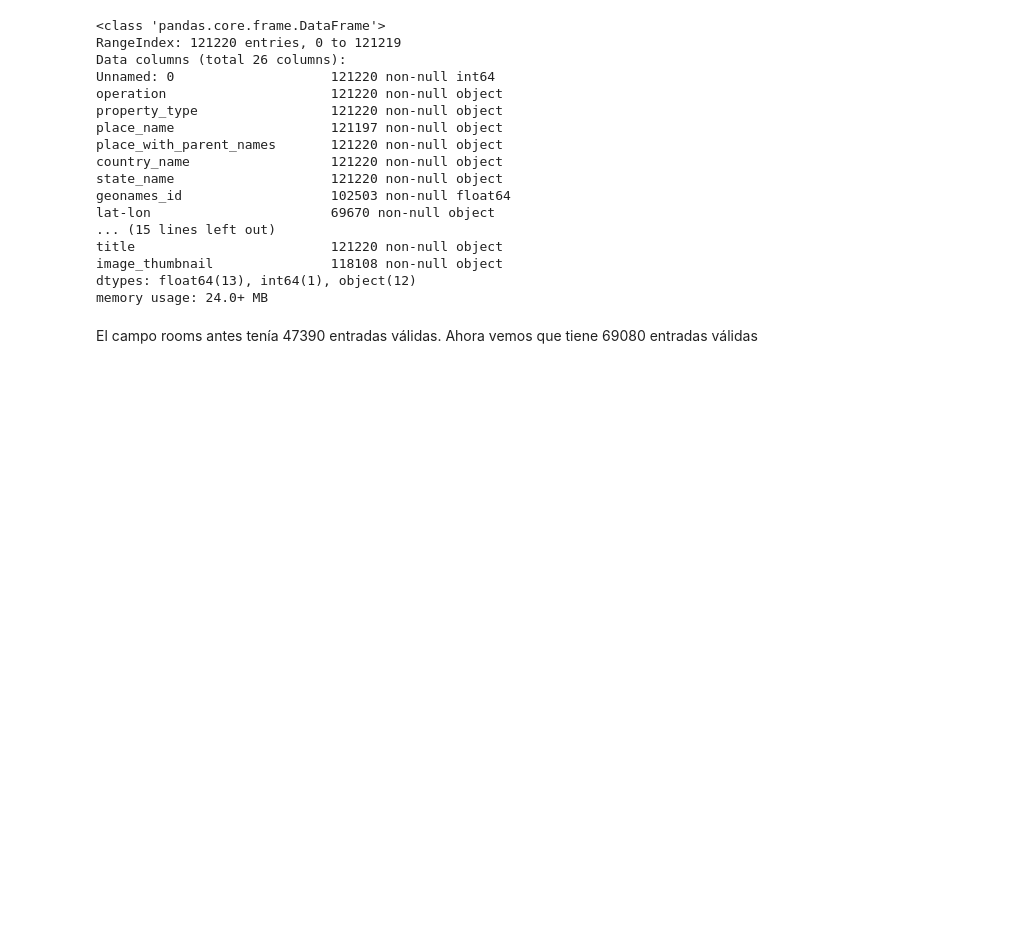
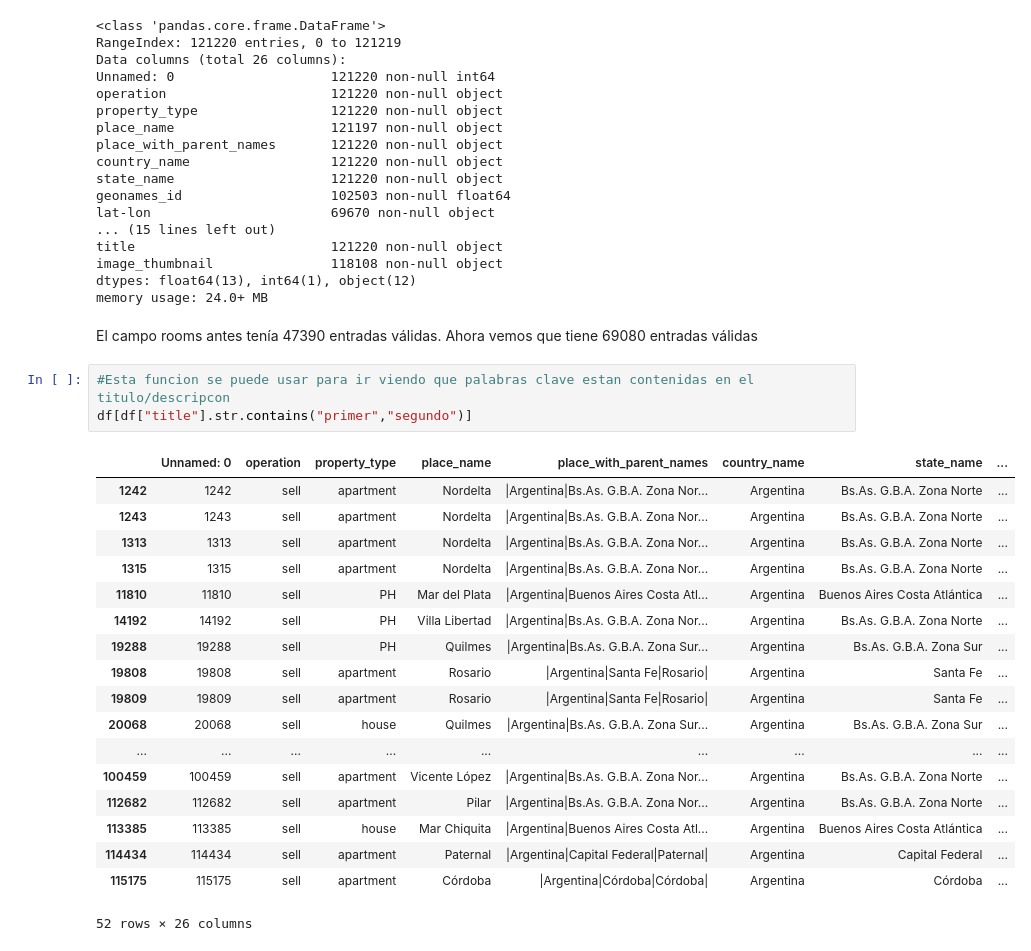
Before and after one commit to atognola/G8_DS_DH, a Jupyter notebook: Limpieza.ipynb, the cells around one changed output. Drawn from its saved outputs; the diff is of its cells as text; blank space fills up the shorter version.

```diff
--- a/Limpieza.ipynb
+++ b/Limpieza.ipynb
@@ -181,3 +242,25 @@ dtypes: float64(13), int64(1), object(12)
 memory usage: 24.0+ MB
 # %% [markdown]
 El campo rooms antes tenía 47390 entradas válidas. Ahora vemos que tiene 69080 entradas válidas
+# %%
+#Esta funcion se puede usar para ir viendo que palabras clave estan contenidas en el titulo/descripcon
+df[df["title"].str.contains("primer","segundo")]
+# %% [output]
+|  | Unnamed: 0 | operation | property_type | place_name | place_with_parent_names | country_name | state_name | ... |
+| 1242 | 1242 | sell | apartment | Nordelta | |Argentina|Bs.As. G.B.A. Zona Nor... | Argentina | Bs.As. G.B.A. Zona Norte | ... |
+| 1243 | 1243 | sell | apartment | Nordelta | |Argentina|Bs.As. G.B.A. Zona Nor... | Argentina | Bs.As. G.B.A. Zona Norte | ... |
+| 1313 | 1313 | sell | apartment | Nordelta | |Argentina|Bs.As. G.B.A. Zona Nor... | Argentina | Bs.As. G.B.A. Zona Norte | ... |
+| 1315 | 1315 | sell | apartment | Nordelta | |Argentina|Bs.As. G.B.A. Zona Nor... | Argentina | Bs.As. G.B.A. Zona Norte | ... |
+| 11810 | 11810 | sell | PH | Mar del Plata | |Argentina|Buenos Aires Costa Atl... | Argentina | Buenos Aires Costa Atlántica | ... |
+| 14192 | 14192 | sell | PH | Villa Libertad | |Argentina|Bs.As. G.B.A. Zona Nor... | Argentina | Bs.As. G.B.A. Zona Norte | ... |
+| 19288 | 19288 | sell | PH | Quilmes | |Argentina|Bs.As. G.B.A. Zona Sur... | Argentina | Bs.As. G.B.A. Zona Sur | ... |
+| 19808 | 19808 | sell | apartment | Rosario | |Argentina|Santa Fe|Rosario| | Argentina | Santa Fe | ... |
+| 19809 | 19809 | sell | apartment | Rosario | |Argentina|Santa Fe|Rosario| | Argentina | Santa Fe | ... |
+| 20068 | 20068 | sell | house | Quilmes | |Argentina|Bs.As. G.B.A. Zona Sur... | Argentina | Bs.As. G.B.A. Zona Sur | ... |
+| ... | ... | ... | ... | ... | ... | ... | ... | ... |
+| 100459 | 100459 | sell | apartment | Vicente López | |Argentina|Bs.As. G.B.A. Zona Nor... | Argentina | Bs.As. G.B.A. Zona Norte | ... |
+| 112682 | 112682 | sell | apartment | Pilar | |Argentina|Bs.As. G.B.A. Zona Nor... | Argentina | Bs.As. G.B.A. Zona Norte | ... |
+| 113385 | 113385 | sell | house | Mar Chiquita | |Argentina|Buenos Aires Costa Atl... | Argentina | Buenos Aires Costa Atlántica | ... |
+| 114434 | 114434 | sell | apartment | Paternal | |Argentina|Capital Federal|Paternal| | Argentina | Capital Federal | ... |
+| 115175 | 115175 | sell | apartment | Córdoba | |Argentina|Córdoba|Córdoba| | Argentina | Córdoba | ... |
+52 rows × 26 columns
```
Also changed, not shown: parts of 9 cells of this notebook, 3 other files.
